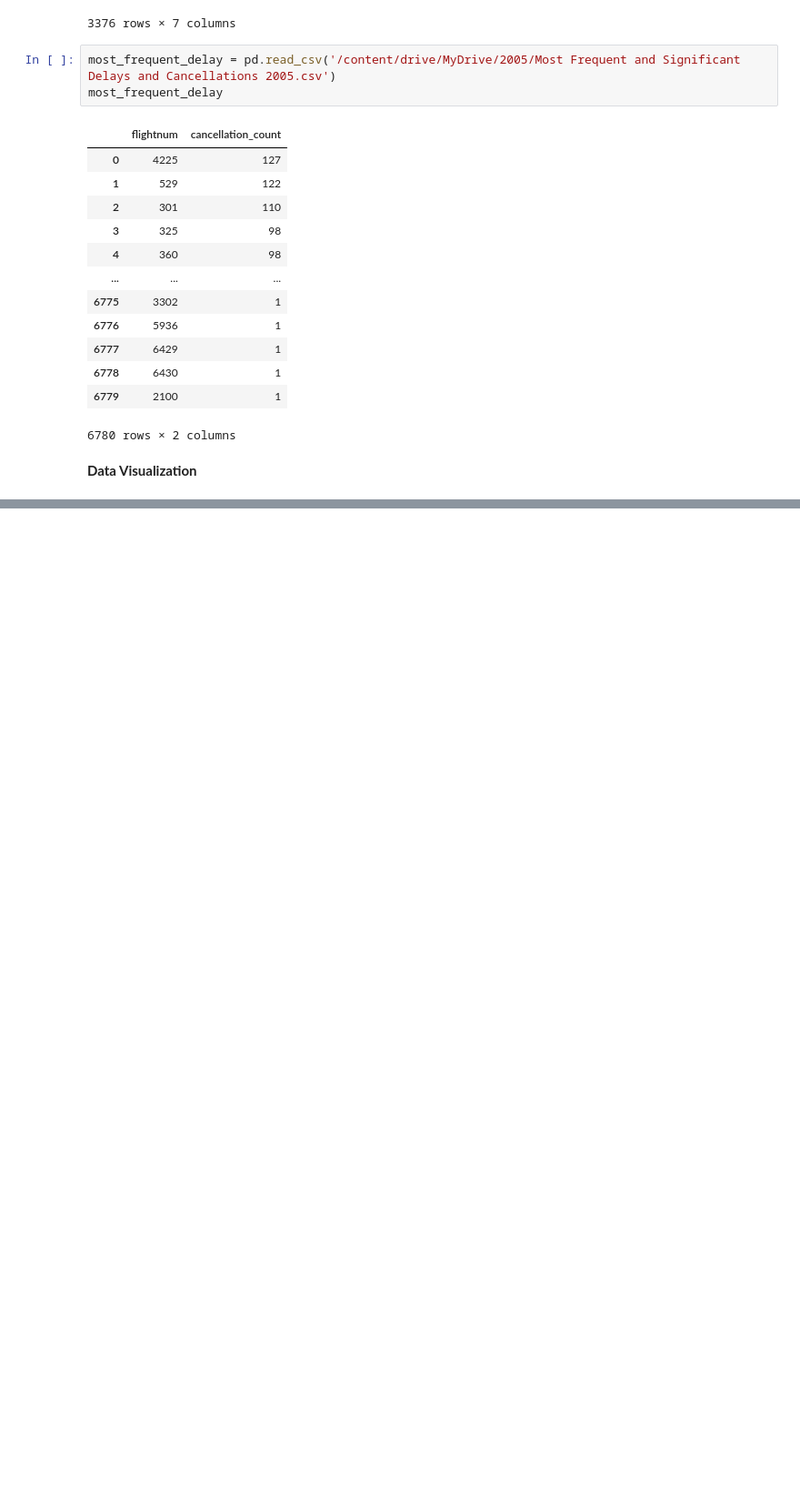
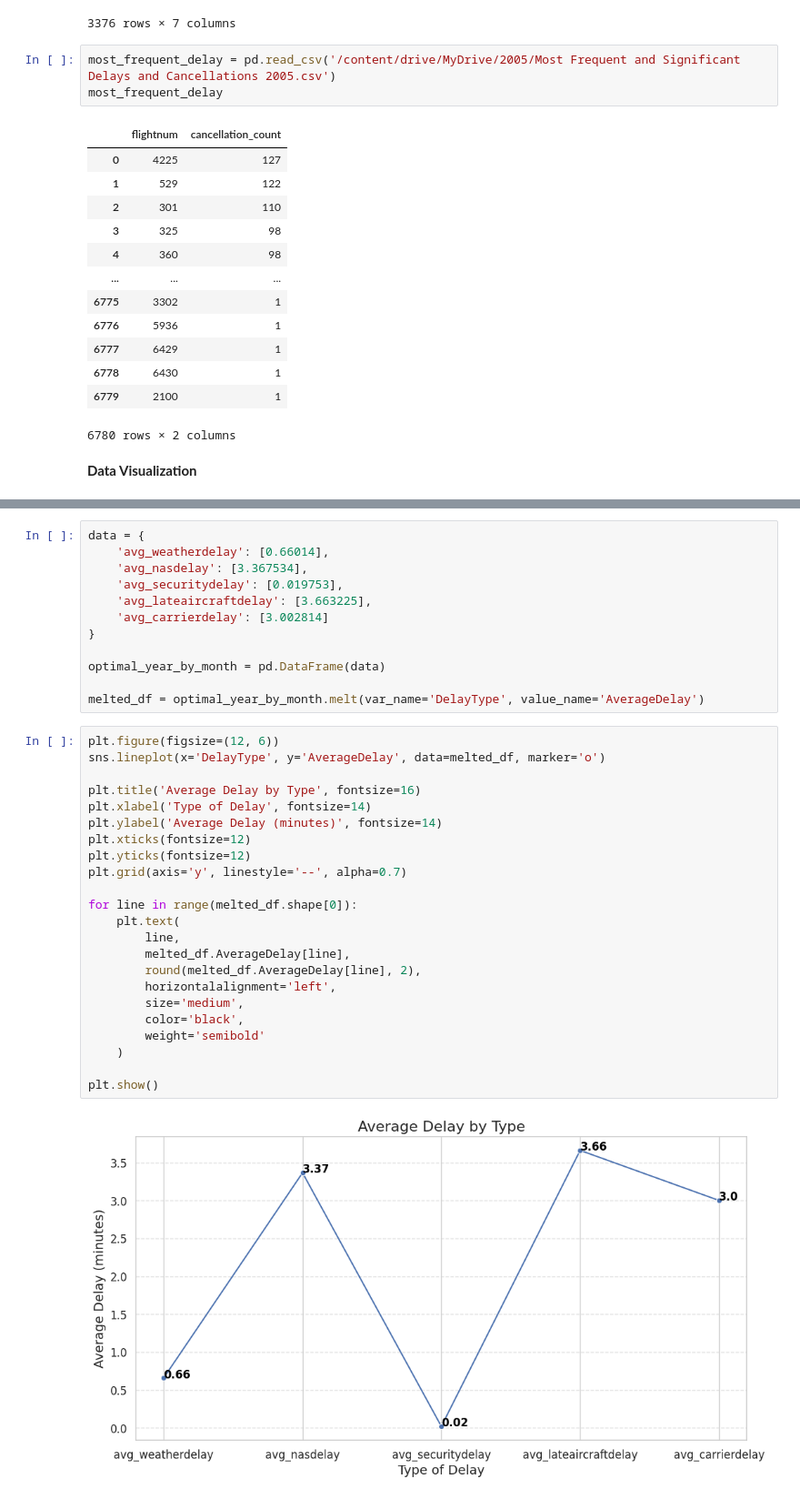
Before and after one commit to DianaKahar/Data_Management2, a Jupyter notebook: P137263_Assignment2.ipynb, the cells around one changed output, grey strips where cells are left out. Shown at 91% size. Saved outputs shown, nothing was run; the diff lists cells and outputs as text; blank space fills up the shorter version.

```diff
--- a/P137263_Assignment2.ipynb
+++ b/P137263_Assignment2.ipynb
@@ -246,0 +254,37 @@ plt.show()
+# %%
+data = {
+    'avg_weatherdelay': [0.66014],
+    'avg_nasdelay': [3.367534],
+    'avg_securitydelay': [0.019753],
+    'avg_lateaircraftdelay': [3.663225],
+    'avg_carrierdelay': [3.002814]
+}
+
+optimal_year_by_month = pd.DataFrame(data)
+
+melted_df = optimal_year_by_month.melt(var_name='DelayType', value_name='AverageDelay')
+# %%
+plt.figure(figsize=(12, 6))
+sns.lineplot(x='DelayType', y='AverageDelay', data=melted_df, marker='o')
+
+plt.title('Average Delay by Type', fontsize=16)
+plt.xlabel('Type of Delay', fontsize=14)
+plt.ylabel('Average Delay (minutes)', fontsize=14)
+plt.xticks(fontsize=12)
+plt.yticks(fontsize=12)
+plt.grid(axis='y', linestyle='--', alpha=0.7)
+
+for line in range(melted_df.shape[0]):
+    plt.text(
+        line,
+        melted_df.AverageDelay[line],
+        round(melted_df.AverageDelay[line], 2),
+        horizontalalignment='left',
+        size='medium',
+        color='black',
+        weight='semibold'
+    )
+
+plt.show()
+# %% [output]
+[figure, added]
```
Also changed, not shown: parts of 2 cells of this notebook.
